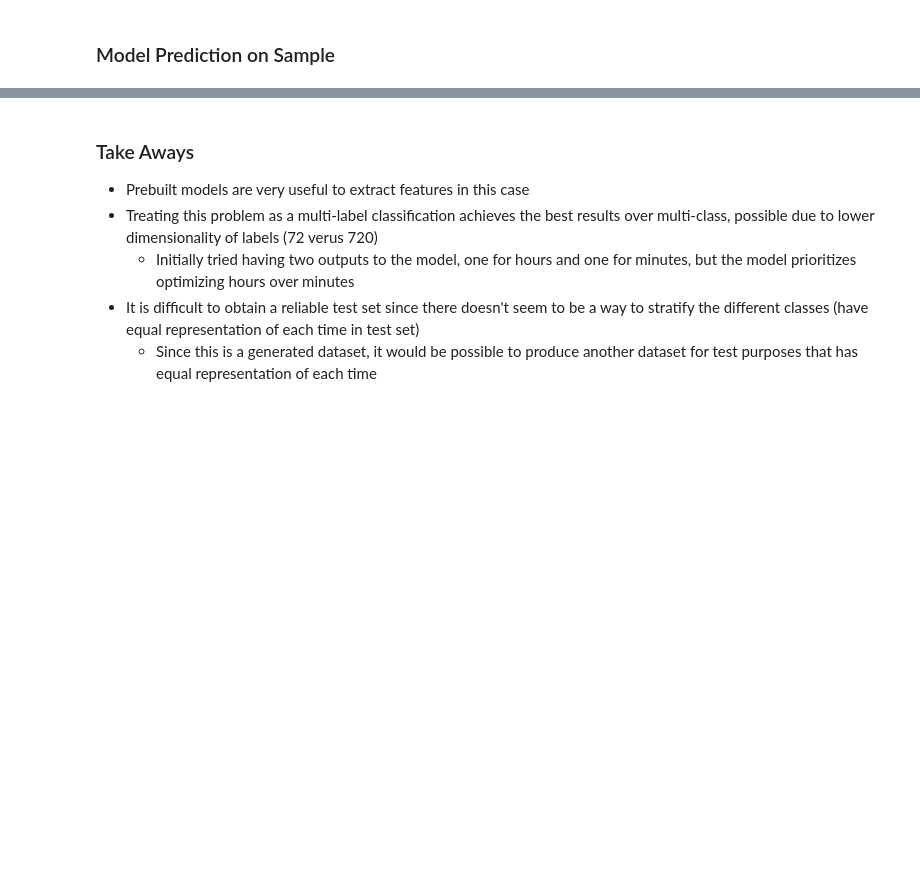
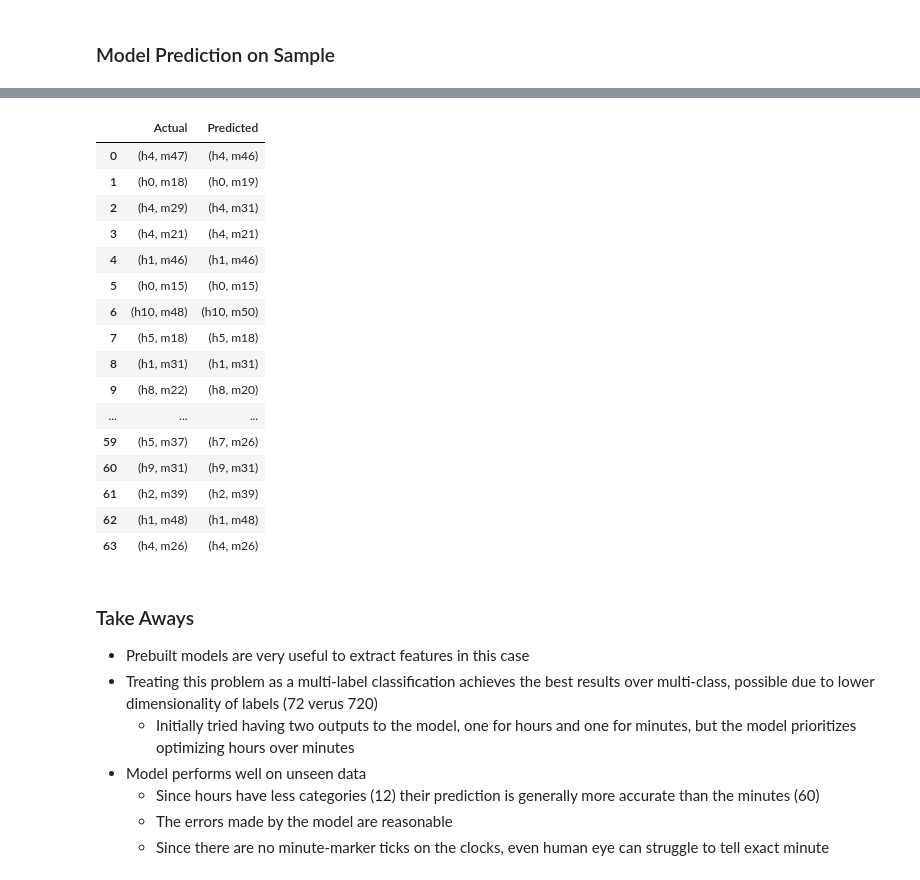
Before and after one commit to albazahm/Reading_Analog_Clocks_with_Xception_CNN_Network, a Jupyter notebook: reading-analog-clocks-with-xception-cnn.ipynb, the cells around one changed output, grey strips where cells are left out. Cells and saved outputs as stored; diff of their text form; code cells hidden in the pictures; blank space fills up the shorter version.

```diff
--- a/reading-analog-clocks-with-xception-cnn.ipynb
+++ b/reading-analog-clocks-with-xception-cnn.ipynb
@@ -349 +453,22 @@ predict('/kaggle/input/analog-clocks/analog_clocks/samples/')
+# %%
+sample_results = pd.DataFrame(list(zip(labels_df.loc[sample_test]['tuples'].values, pd.Series(predictions))), columns=['Actual', 'Predicted'])
+sample_results
+# %% [output]
+|  | Actual | Predicted |
+| 0 | (h4, m47) | (h4, m46) |
+| 1 | (h0, m18) | (h0, m19) |
+| 2 | (h4, m29) | (h4, m31) |
+| 3 | (h4, m21) | (h4, m21) |
+| 4 | (h1, m46) | (h1, m46) |
+| 5 | (h0, m15) | (h0, m15) |
+| 6 | (h10, m48) | (h10, m50) |
+| 7 | (h5, m18) | (h5, m18) |
+| 8 | (h1, m31) | (h1, m31) |
+| 9 | (h8, m22) | (h8, m20) |
+| ... | ... | ... |
+| 59 | (h5, m37) | (h7, m26) |
+| 60 | (h9, m31) | (h9, m31) |
+| 61 | (h2, m39) | (h2, m39) |
+| 62 | (h1, m48) | (h1, m48) |
+| 63 | (h4, m26) | (h4, m26) |
 # %%
@@ -357,5 +482,7 @@ model.save('model')
 - Prebuilt models are very useful to extract features in this case
 - Treating this problem as a multi-label classification achieves the best results over multi-class, possible due to lower dimensionality of labels (72 verus 720)
     - Initially tried having two outputs to the model, one for hours and one for minutes, but the model prioritizes optimizing hours over minutes
-- It is difficult to obtain a reliable test set since there doesn't seem to be a way to stratify the different classes (have equal representation of each time in test set)
-    - Since this is a generated dataset, it would be possible to produce another dataset for test purposes that has equal representation of each time
+- Model performs well on unseen data
+    - Since hours have less categories (12) their prediction is generally more accurate than the minutes (60)
+    - The errors made by the model are reasonable
+    - Since there are no minute-marker ticks on the clocks, even human eye can struggle to tell exact minute
```
Also changed, not shown: parts of 19 cells of this notebook.
